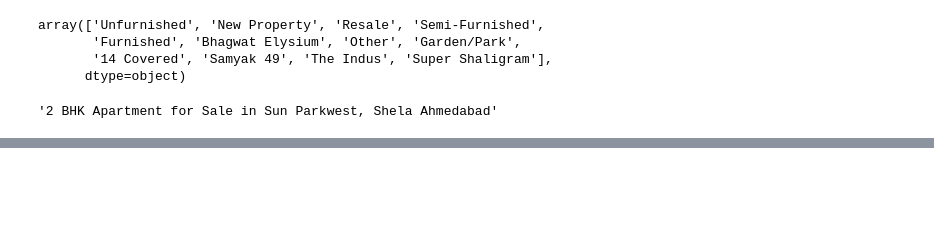
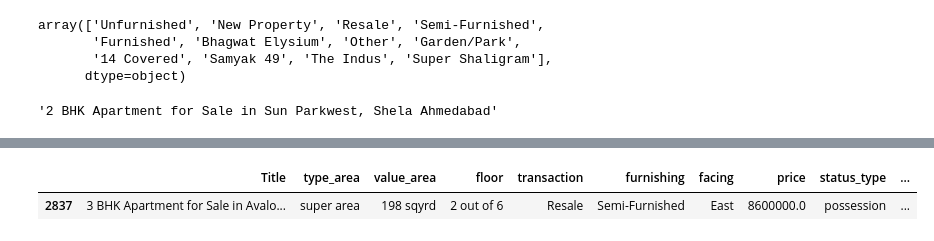
Before and after one commit to bunny-ml/Ahmedabad-Flat-Price-, a Jupyter notebook: notebooks/01_data_cleaning_code.ipynb, the cells around one changed output, grey strips where cells are left out. Cells and saved outputs as stored; diff of their text form; code cells hidden in the pictures; blank space fills up the shorter version.

```diff
--- a/notebooks/01_data_cleaning_code.ipynb
+++ b/notebooks/01_data_cleaning_code.ipynb
@@ -376,0 +406,5 @@ df.sample(5)
+# %%
+df.sample()
+# %% [output]
+|  | Title | type_area | value_area | floor | transaction | furnishing | facing | price | status_type | ... |
+| 2837 | 3 BHK Apartment for Sale in Avalo... | super area | 198 sqyrd | 2 out of 6 | Resale | Semi-Furnished | East | 8600000.0 | possession | ... |
```
Also changed, not shown: parts of 4 cells of this notebook.
